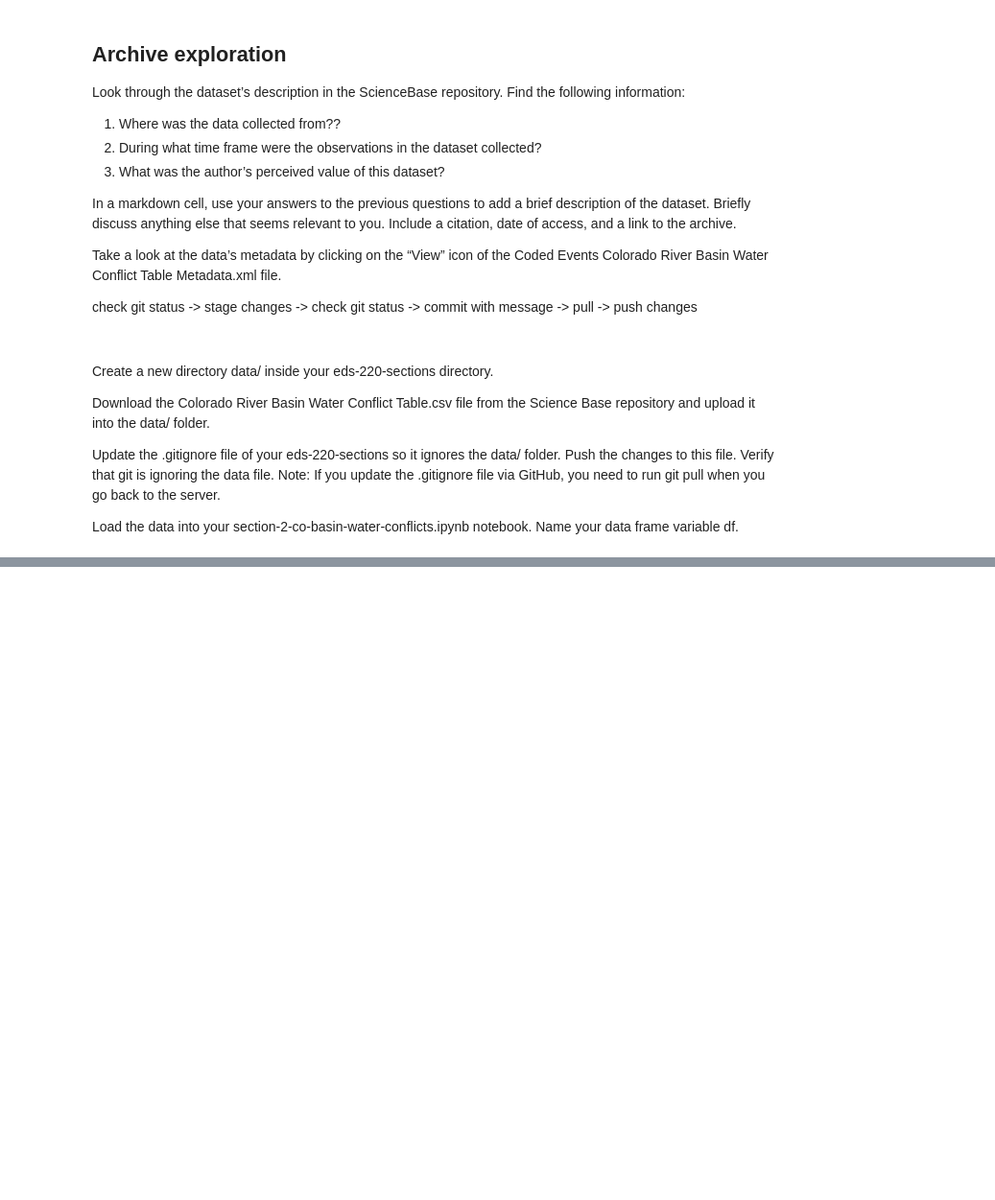
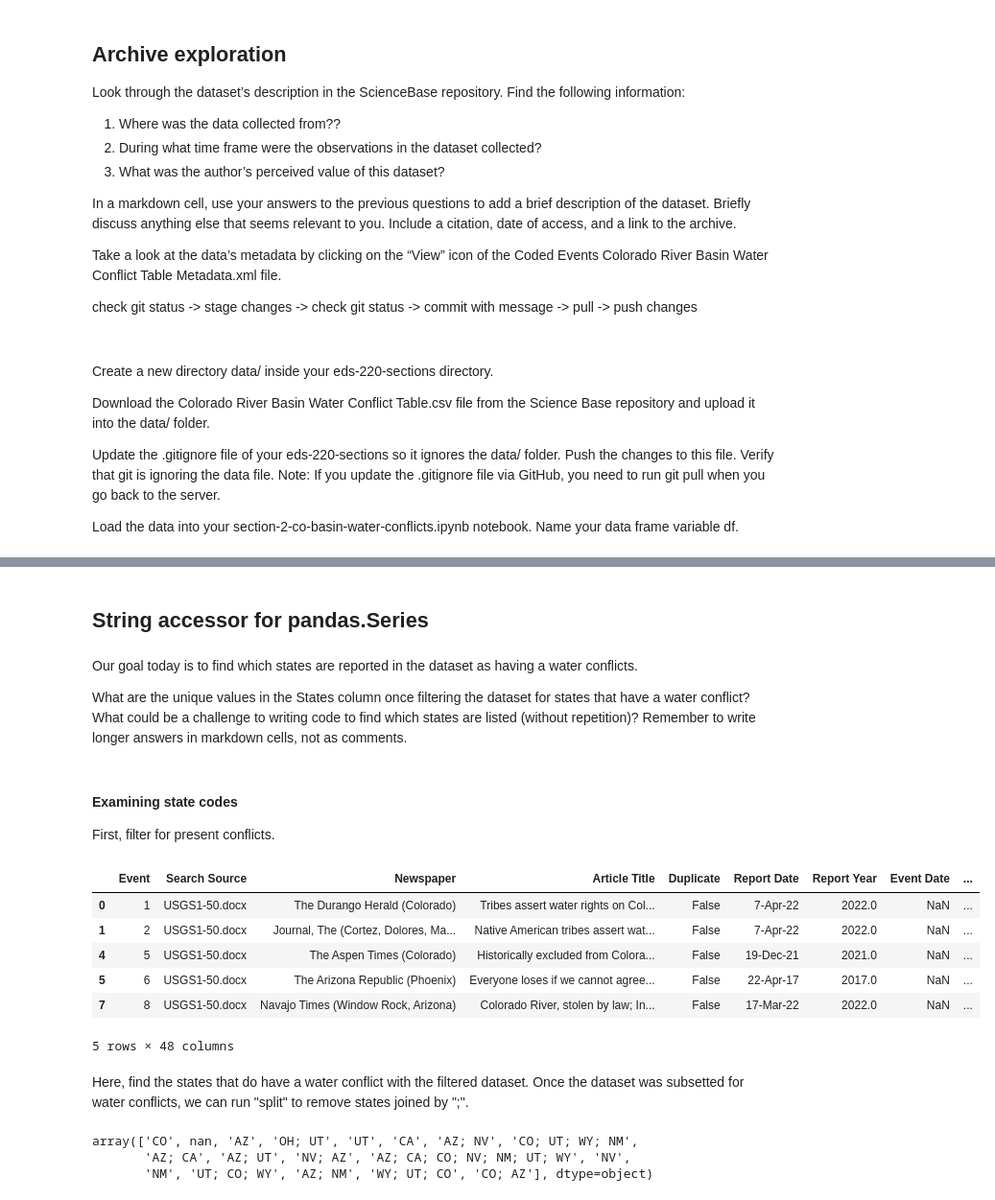
Before and after one commit to vedikaS-byte/eds220-2025-sections, a Jupyter notebook: section-2-co-basin-water-conflicts.ipynb, the cells around one changed output, grey strips where cells are left out. Shown at 96% size. Cells and saved outputs as stored; diff of their text form; code cells hidden in the pictures; blank space fills up the shorter version.

```diff
--- a/section-2-co-basin-water-conflicts.ipynb
+++ b/section-2-co-basin-water-conflicts.ipynb
@@ -29,0 +108,29 @@ df = pd.read_csv("data/Colorado River Basin Water Conflict Table.csv")
+# %% [markdown]
+## String accessor for pandas.Series
+# %% [markdown]
+Our goal today is to find which states are reported in the dataset as having a water conflicts.
+
+What are the unique values in the States column once filtering the dataset for states that have a water conflict? What could be a challenge to writing code to find which states are listed (without repetition)? Remember to write longer answers in markdown cells, not as comments.
+# %% [markdown]
+#### Examining state codes
+First, filter for present conflicts.
+# %%
+water_conflict = df[df["Conflict Present"] == "Y"]
+water_conflict.head()
+# %% [output]
+|  | Event | Search Source | Newspaper | Article Title | Duplicate | Report Date | Report Year | Event Date | ... |
+| 0 | 1 | USGS1-50.docx | The Durango Herald (Colorado) | Tribes assert water rights on Col... | False | 7-Apr-22 | 2022.0 | NaN | ... |
+| 1 | 2 | USGS1-50.docx | Journal, The (Cortez, Dolores, Ma... | Native American tribes assert wat... | False | 7-Apr-22 | 2022.0 | NaN | ... |
+| 4 | 5 | USGS1-50.docx | The Aspen Times (Colorado) | Historically excluded from Colora... | False | 19-Dec-21 | 2021.0 | NaN | ... |
+| 5 | 6 | USGS1-50.docx | The Arizona Republic (Phoenix) | Everyone loses if we cannot agree... | False | 22-Apr-17 | 2017.0 | NaN | ... |
+| 7 | 8 | USGS1-50.docx | Navajo Times (Window Rock, Arizona) | Colorado River, stolen by law; In... | False | 17-Mar-22 | 2022.0 | NaN | ... |
+5 rows × 48 columns
+# %% [markdown]
+Here, find the states that do have a water conflict with the filtered dataset. Once the dataset was subsetted for water conflicts, we can run "split" to remove states joined by ";".
+# %%
+states = water_conflict["State"].unique()
+states
+# %% [output]
+array(['CO', nan, 'AZ', 'OH; UT', 'UT', 'CA', 'AZ; NV', 'CO; UT; WY; NM',
+       'AZ; CA', 'AZ; UT', 'NV; AZ', 'AZ; CA; CO; NV; NM; UT; WY', 'NV',
+       'NM', 'UT; CO; WY', 'AZ; NM', 'WY; UT; CO', 'CO; AZ'], dtype=object)
```
Also changed, not shown: parts of 11 cells of this notebook.
